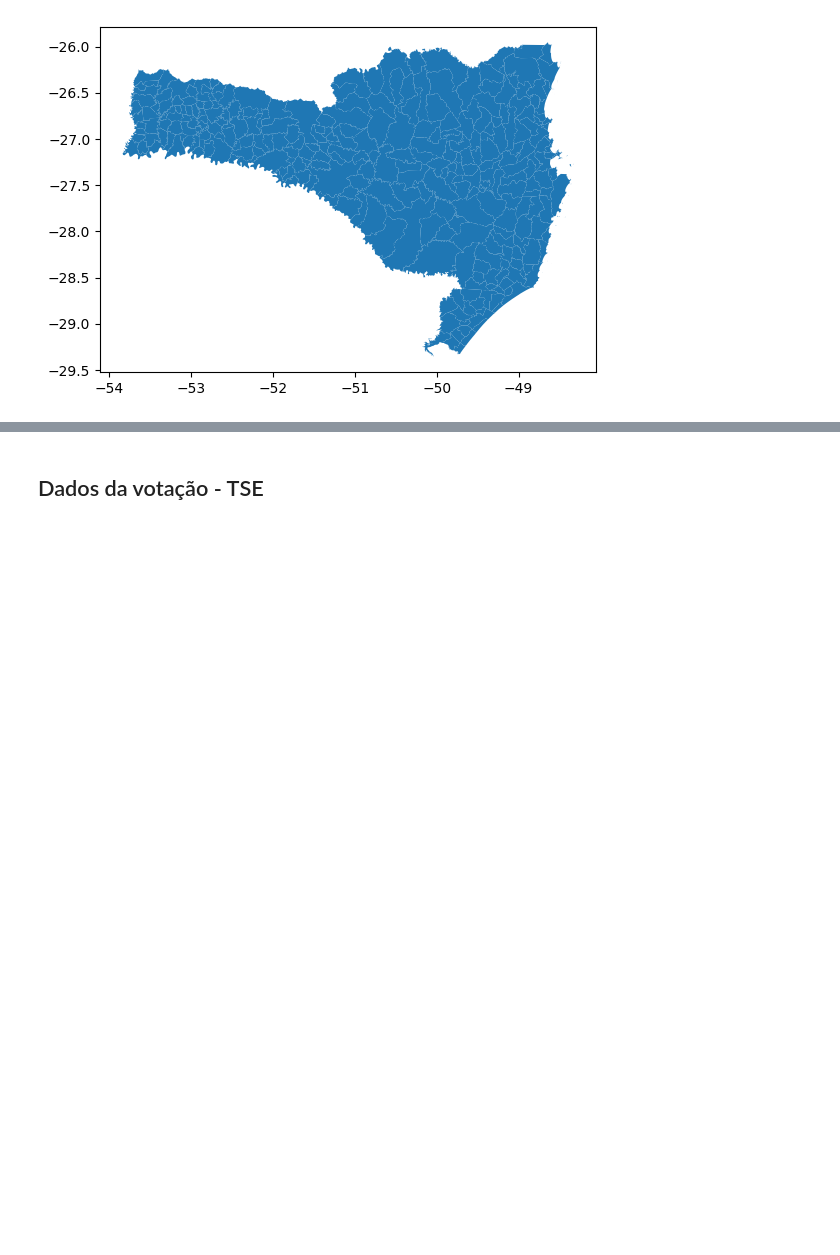
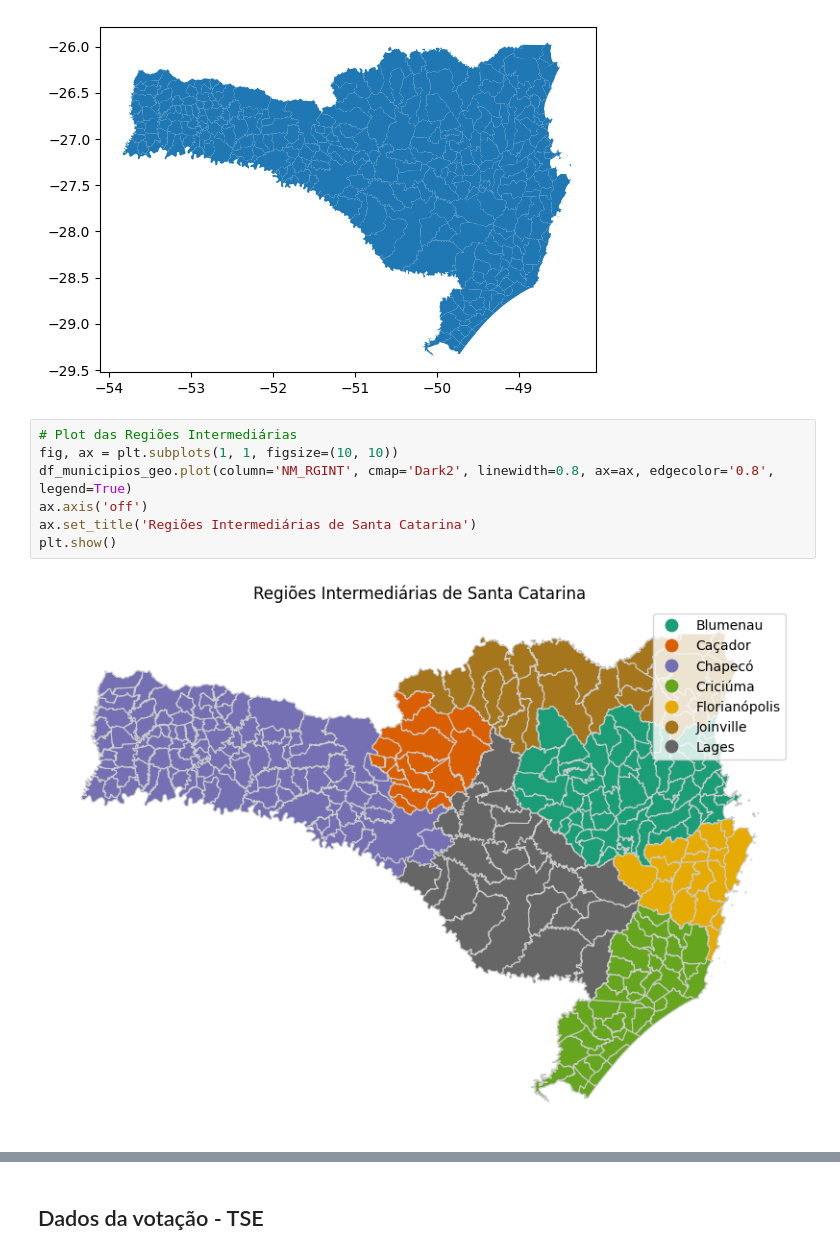
Before and after one commit to IsaCunha/BDGeograficos, a Jupyter notebook: TP_BDG.ipynb, the cells around one changed output, grey strips where cells are left out. Saved outputs shown, nothing was run; the diff lists cells and outputs as text; blank space fills up the shorter version.

Commit message:
Adicionar visualizacoes das regioes

```diff
--- a/TP_BDG.ipynb
+++ b/TP_BDG.ipynb
@@ -45,3 +45,12 @@ mapa.plot()
 plt.show()
 # %% [output]
 [figure]
+# %%
+# Plot das Regiões Intermediárias
+fig, ax = plt.subplots(1, 1, figsize=(10, 10))
+df_municipios_geo.plot(column='NM_RGINT', cmap='Dark2', linewidth=0.8, ax=ax, edgecolor='0.8', legend=True)
+ax.axis('off')
+ax.set_title('Regiões Intermediárias de Santa Catarina')
+plt.show()
+# %% [output]
+[figure, added]
```
Also changed, not shown: parts of 1 cell of this notebook.
